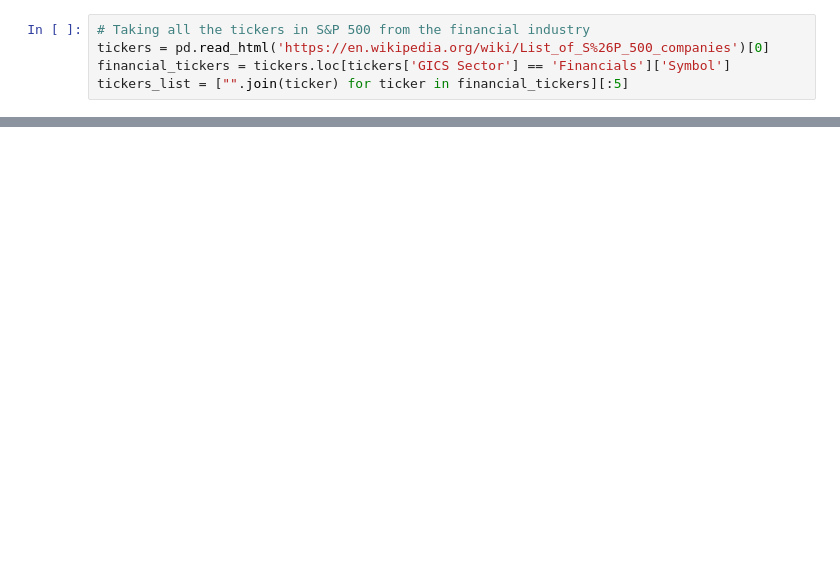
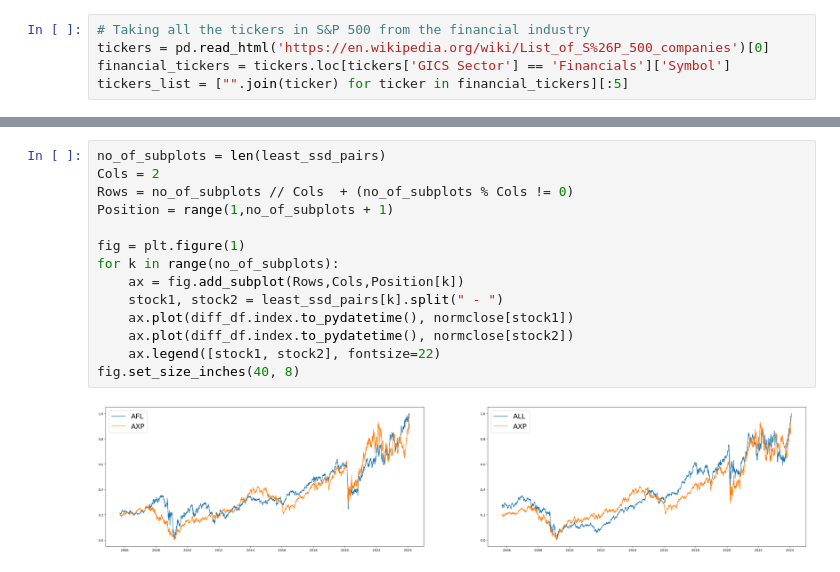
Before and after one commit to Ritvik2205/PairTrading, a Jupyter notebook: distMethod.ipynb, the cells around one changed output, grey strips where cells are left out. Saved outputs shown, nothing was run; the diff lists cells and outputs as text; blank space fills up the shorter version.

```diff
--- a/distMethod.ipynb
+++ b/distMethod.ipynb
@@ -73,0 +102,16 @@ sq_diff_df.head()
+# %%
+no_of_subplots = len(least_ssd_pairs)
+Cols = 2
+Rows = no_of_subplots // Cols  + (no_of_subplots % Cols != 0)
+Position = range(1,no_of_subplots + 1)
+
+fig = plt.figure(1)
+for k in range(no_of_subplots):
+    ax = fig.add_subplot(Rows,Cols,Position[k])
+    stock1, stock2 = least_ssd_pairs[k].split(" - ")
+    ax.plot(diff_df.index.to_pydatetime(), normclose[stock1])
+    ax.plot(diff_df.index.to_pydatetime(), normclose[stock2])
+    ax.legend([stock1, stock2], fontsize=22)
+fig.set_size_inches(40, 8)
+# %% [output]
+[figure, added]
```
Also changed, not shown: parts of 7 cells of this notebook.
